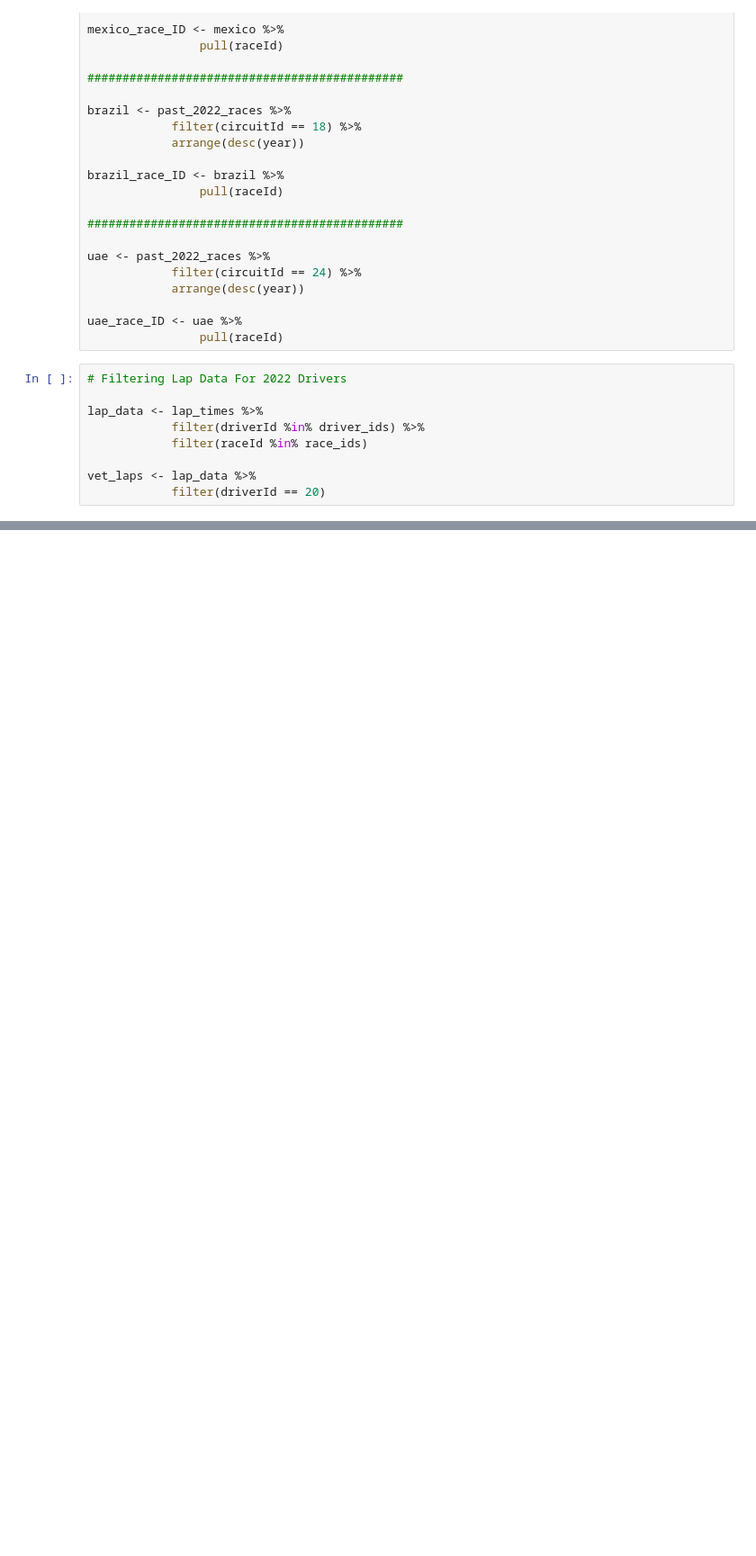
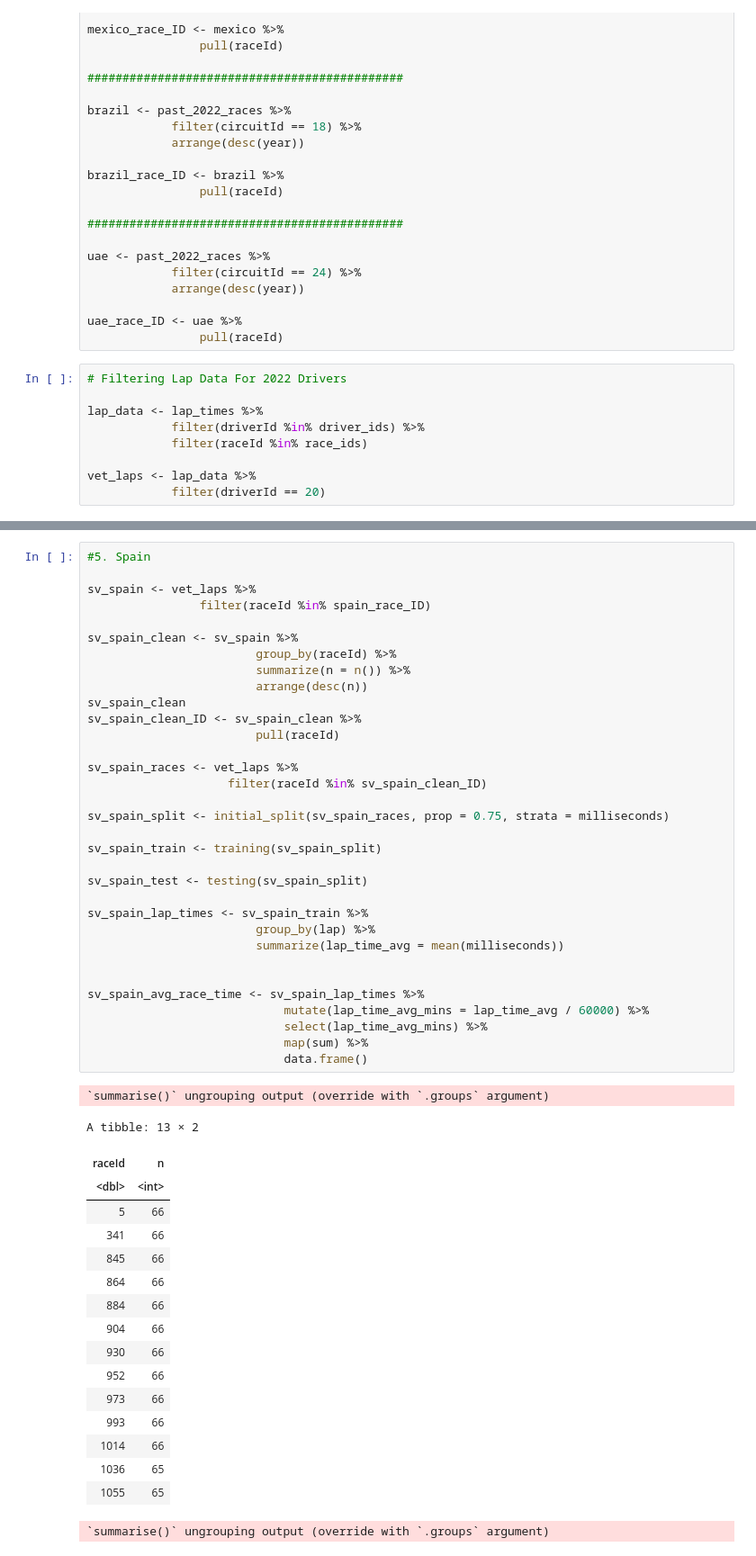
Before and after one commit to TaylorOglow/Formula_1, a Jupyter notebook: Lap Wrangling/sv_laps.ipynb, the cells around one changed output, grey strips where cells are left out. Shown at 90% size. Cells and saved outputs as stored; diff of their text form; blank space fills up the shorter version.

```diff
--- a/Lap Wrangling/sv_laps.ipynb
+++ b/Lap Wrangling/sv_laps.ipynb
@@ -1125,0 +552,52 @@ Warning message:
+# %%
+#5. Spain
+
+sv_spain <- vet_laps %>%
+                filter(raceId %in% spain_race_ID)
+
+sv_spain_clean <- sv_spain %>%
+                        group_by(raceId) %>%
+                        summarize(n = n()) %>%
+                        arrange(desc(n))
+sv_spain_clean
+sv_spain_clean_ID <- sv_spain_clean %>%
+                        pull(raceId)
+
+sv_spain_races <- vet_laps %>%
+                    filter(raceId %in% sv_spain_clean_ID)
+
+sv_spain_split <- initial_split(sv_spain_races, prop = 0.75, strata = milliseconds)
+
+sv_spain_train <- training(sv_spain_split)
+
+sv_spain_test <- testing(sv_spain_split)
+
+sv_spain_lap_times <- sv_spain_train %>%
+                        group_by(lap) %>%
+                        summarize(lap_time_avg = mean(milliseconds))
+
+
+sv_spain_avg_race_time <- sv_spain_lap_times %>%
+                            mutate(lap_time_avg_mins = lap_time_avg / 60000) %>%
+                            select(lap_time_avg_mins) %>%
+                            map(sum) %>%
+                            data.frame()
+# %% [output]
+`summarise()` ungrouping output (override with `.groups` argument)
+A tibble: 13 × 2
+| raceId | n |
+| <dbl> | <int> |
+| 5 | 66 |
+| 341 | 66 |
+| 845 | 66 |
+| 864 | 66 |
+| 884 | 66 |
+| 904 | 66 |
+| 930 | 66 |
+| 952 | 66 |
+| 973 | 66 |
+| 993 | 66 |
+| 1014 | 66 |
+| 1036 | 65 |
+| 1055 | 65 |
+`summarise()` ungrouping output (override with `.groups` argument)
```
Also changed, not shown: parts of 20 cells of this notebook, 3 other files.
